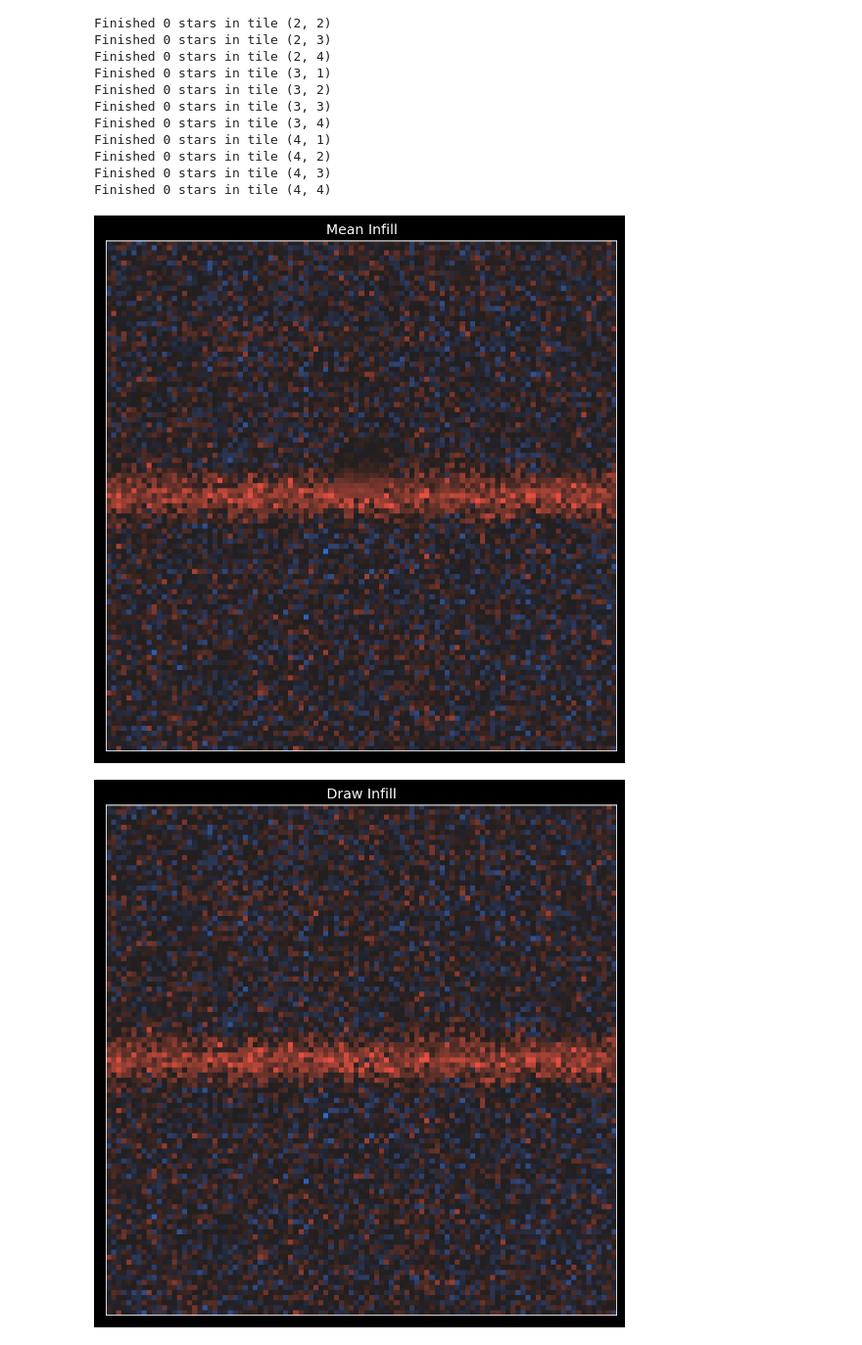
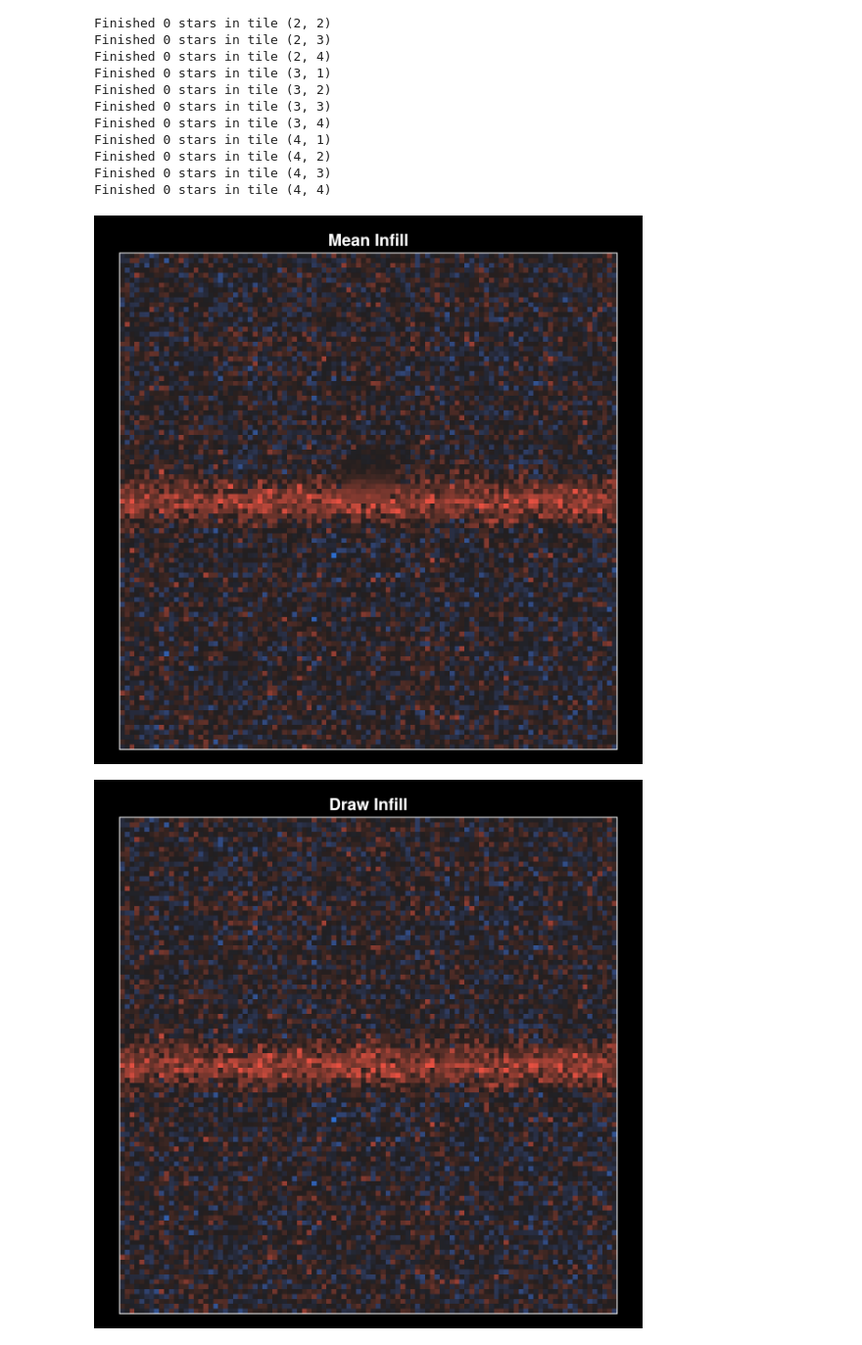
Before and after one commit to andrew-saydjari/CloudClean.jl, a Jupyter notebook: examples/example.ipynb, the cells around one changed output. Shown at 98% size. Drawn from its saved outputs; the diff is of its cells as text; code cells hidden in the pictures.

Commit message:
add local example Project.toml, improve example notebook (no Python!)

```diff
--- a/examples/example.ipynb
+++ b/examples/example.ipynb
@@ -2,5 +2,6 @@
 # Loading Packages
 # %%
 using Pkg
-Pkg.activate("../../julia_env/CloudCleanEx")
+path2CloudClean = "/n/home12/saydjari/finksage/Working/2025_02_09/CloudClean.jl/"
+Pkg.activate(path2CloudClean*"/examples/CloudCleanEx")
 # %% [output]
@@ -20,6 +24,4 @@ using CloudClean, FITSIO
 # %%
-using CondaPkg; ENV["JULIA_CONDAPKG_BACKEND"] = "MicroMamba"; using PythonCall
-import PythonPlot; const plt = PythonPlot.pyplot
-
-plt.matplotlib.style.use("dark_background"); cc=pyimport("colorcet");
-pyimport("sys").stdout = pytextio(stdout); pyimport("sys").stderr = pytextio(stderr);
+# just bear with it for the first time extra precompilation times (~3-4 min)
+using CairoMakie; set_theme!(theme_black()); CairoMakie.disable_mime!("svg", "pdf", "text/html");
+using ColorSchemes
@@ -71,38 +74,30 @@ Finished 0 stars in tile (4, 2)
 Finished 0 stars in tile (4, 3)
 Finished 0 stars in tile (4, 4)
 # %%
-fig = plt.figure(figsize=(8,8), dpi=150)
 dv = 50
-ax = fig.add_subplot(1,1,1)
-sc = ax.imshow(
-    star_stats[1][(cenx-dv):(cenx+dv),(ceny-dv):(ceny+dv)].-100,
-    origin="lower",
-    interpolation="nearest",
-    cmap="cet_bkr",
-    aspect="equal",
-    clim=[-50,50]
+fig = Figure(size=(600, 600), fontsize=18)
+ax = Axis(fig[1,1], aspect=1, title="Mean Infill", xticksvisible=false, yticksvisible=false,
+          xticklabelsvisible=false, yticklabelsvisible=false)
+h = heatmap!(ax,star_stats[1][(cenx-dv):(cenx+dv),(ceny-dv):(ceny+dv)]'.-100,
+    colormap=:diverging_bkr_55_10_c35_n256,
+    colorrange=(-50, 50)
 )
-ax.set_title("Mean Infill")
 
-ax.axes.xaxis.set_ticks([])
-ax.axes.yaxis.set_ticks([]);
+resize_to_layout!(fig)
+fig
 # %% [output]
-[figure, old version]
+[figure, new version]
 # %%
-fig = plt.figure(figsize=(8,8), dpi=150)
 dv = 50
-ax = fig.add_subplot(1,1,1)
-sc = ax.imshow(
-    star_stats[2][(cenx-dv):(cenx+dv),(ceny-dv):(ceny+dv),1].-100,
-    origin="lower",
-    interpolation="nearest",
-    cmap="cet_bkr",
-    aspect="equal",
-    clim=[-50,50]
+fig = Figure(size=(600, 600), fontsize=18)
+ax = Axis(fig[1,1], aspect=1, title="Draw Infill", xticksvisible=false, yticksvisible=false,
+          xticklabelsvisible=false, yticklabelsvisible=false)
+h = heatmap!(ax,star_stats[2][(cenx-dv):(cenx+dv),(ceny-dv):(ceny+dv),1]'.-100,
+    colormap=:diverging_bkr_55_10_c35_n256,
+    colorrange=(-50, 50)
 )
-ax.set_title("Draw Infill")
 
-ax.axes.xaxis.set_ticks([])
-ax.axes.yaxis.set_ticks([]);
+resize_to_layout!(fig)
+fig
 # %% [output]
-[figure, old version]
+[figure, new version]
```
Also changed, not shown: parts of 13 cells of this notebook, 1 other file.
